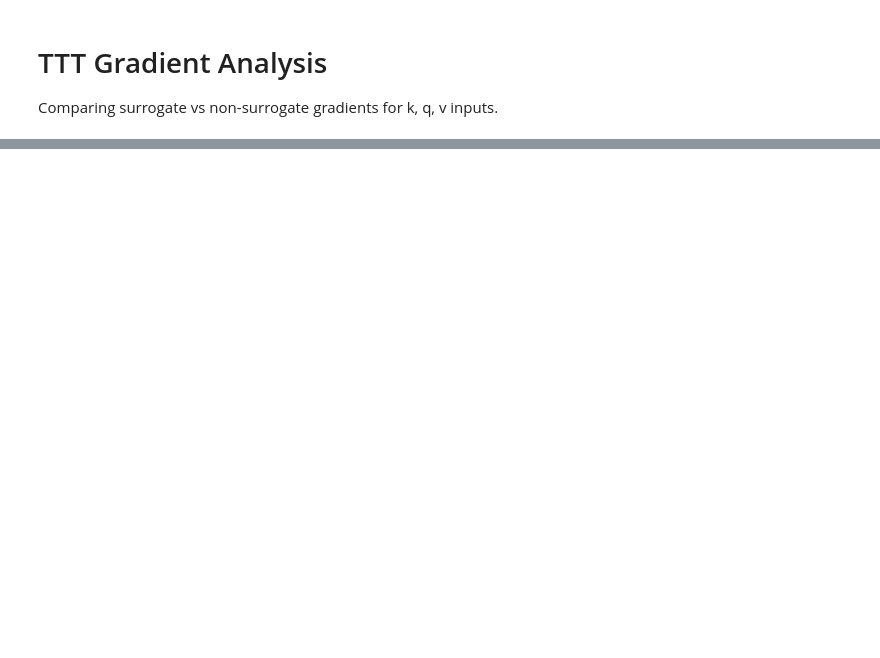
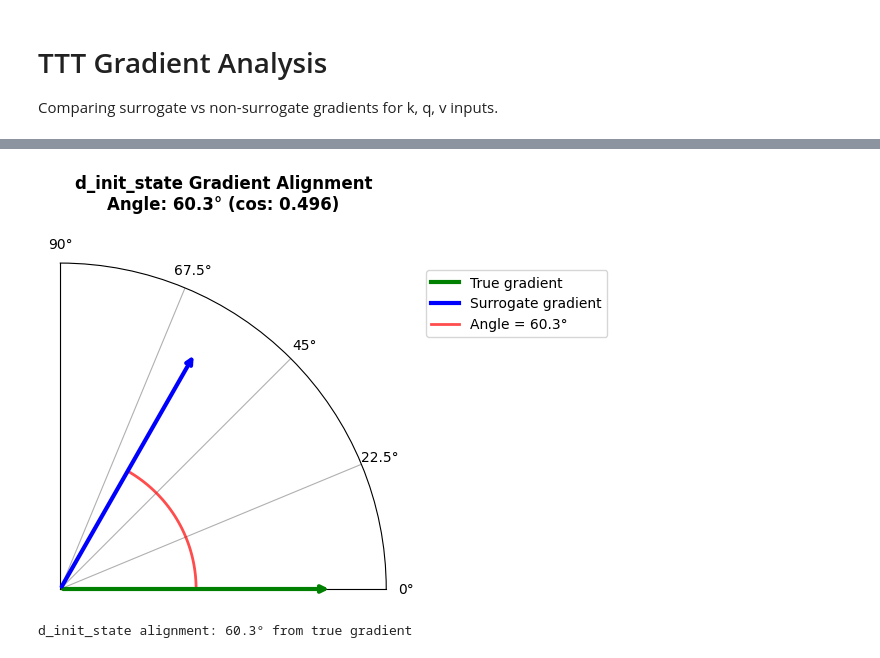
Before and after one commit to Ueaj-Kerman/macrogpt-jax, a Jupyter notebook: ueaj/model/ttt/ttt_gradient_analysis.ipynb, the cells around one changed output, grey strips where cells are left out. Cells and saved outputs as stored; diff of their text form; code cells hidden in the pictures; blank space fills up the shorter version.

```diff
--- a/ueaj/model/ttt/ttt_gradient_analysis.ipynb
+++ b/ueaj/model/ttt/ttt_gradient_analysis.ipynb
@@ -202 +260,46 @@ print("✓ Saved as 'ttt_gradient_rms_errors.png'")
 ✓ Saved as 'ttt_gradient_rms_errors.png'
+# %%
+# Polar chart showing angle between surrogate and non-surrogate d_init_state
+fig, ax = plt.subplots(1, 1, figsize=(6, 6), subplot_kw={'projection': 'polar'})
+
+angle_rad = np.radians(angle_init_state)
+
+# Draw the reference (non-surrogate) as 0 degrees
+ax.annotate('', xy=(0, 1), xytext=(0, 0),
+			arrowprops=dict(arrowstyle='->', color='green', lw=3))
+
+# Draw the surrogate gradient at the computed angle
+ax.annotate('', xy=(angle_rad, 1), xytext=(0, 0),
+			arrowprops=dict(arrowstyle='->', color='blue', lw=3))
+
+# Draw the arc showing the angle
+theta_arc = np.linspace(0, angle_rad, 50)
+ax.plot(theta_arc, [0.5] * len(theta_arc), 'r-', lw=2, alpha=0.7)
+
+# Labels
+ax.set_title(f'd_init_state Gradient Alignment\nAngle: {angle_init_state:.1f}° (cos: {cos_init_state:.3f})',
+			 fontsize=12, fontweight='bold', pad=20)
+ax.set_ylim(0, 1.2)
+ax.set_yticks([])
+ax.set_xticks(np.linspace(0, np.pi / 2, 5))
+ax.set_xticklabels(['0°', '22.5°', '45°', '67.5°', '90°'])
+ax.set_thetamin(0)
+ax.set_thetamax(90)
+
+# Legend
+from matplotlib.lines import Line2D
+
+legend_elements = [
+	Line2D([0], [0], color='green', lw=3, label='True gradient'),
+	Line2D([0], [0], color='blue', lw=3, label='Surrogate gradient'),
+	Line2D([0], [0], color='red', lw=2, alpha=0.7, label=f'Angle = {angle_init_state:.1f}°')
+]
+ax.legend(handles=legend_elements, loc='upper left', bbox_to_anchor=(1.1, 1))
+
+plt.tight_layout()
+plt.savefig('ttt_init_state_alignment.png', dpi=150, bbox_inches='tight')
+plt.show()
+print(f"d_init_state alignment: {angle_init_state:.1f}° from true gradient")
+# %% [output]
+[figure, added]
+d_init_state alignment: 60.3° from true gradient
```
Also changed, not shown: parts of 8 cells of this notebook, 6 other files.
